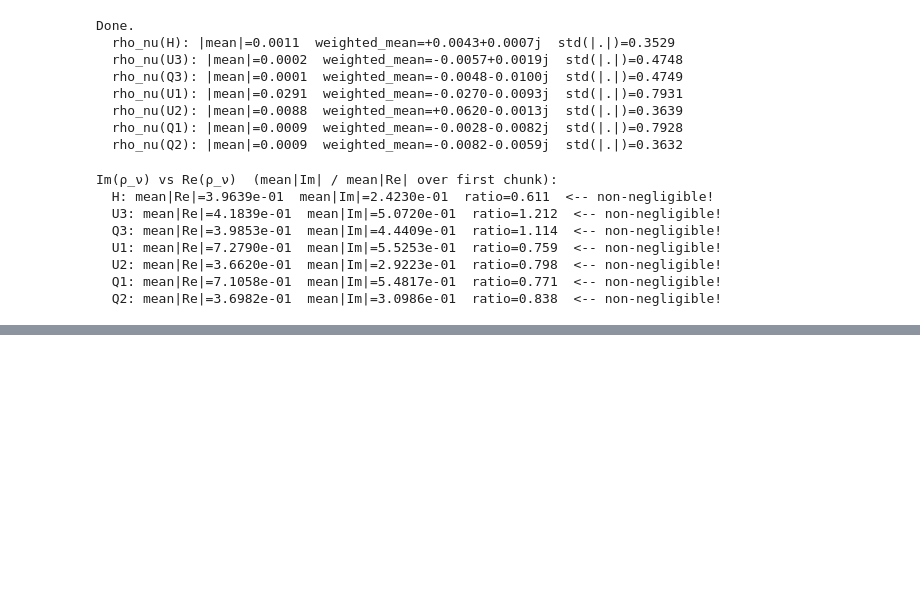
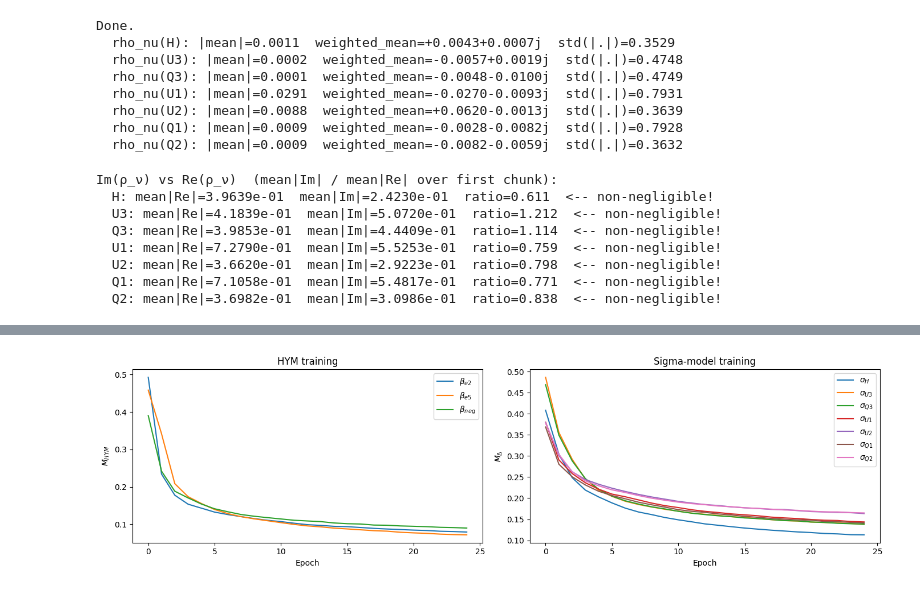
Before and after one commit to harveyThomas4692/axion-matter-couplings, a Jupyter notebook: yukawa_computation.ipynb, the cells around one changed output, grey strips where cells are left out. Drawn from its saved outputs; the diff is of its cells as text; code cells hidden in the pictures; blank space fills up the shorter version.

```diff
--- a/yukawa_computation.ipynb
+++ b/yukawa_computation.ipynb
@@ -1290,3 +1295,22 @@ Contents:
   HYM sources    : ['e2', 'e5', 'neg']
   Sigma sources  : ['H', 'U3', 'Q3', 'U1', 'U2', 'Q1', 'Q2']
   Section counts : {'H': 9, 'U3': 12, 'Q3': 12, 'U1': 72, 'U2': 72, 'Q1': 72, 'Q2': 72}
+# %%
+# Summary plot
+fig, axes = plt.subplots(1, 2, figsize=(14, 4))
+for name in hym_names:
+    #axes[0].semilogy(hym_histories[name], label=f'β_{name}')
+    axes[0].plot(hym_histories[name], label=rf'$\beta_{{{name}}}$')
+axes[0].set(xlabel='Epoch', ylabel='$M_{HYM}$', title='HYM training')
+#axes[0].axhline(1.0, color='gray', lw=0.8, ls=':')
+axes[0].legend()
+for name in all_form_names:
+    #axes[1].semilogy(sigma_histories[name], label=f'σ_{name}')
+    axes[1].plot(sigma_histories[name], label=rf'$\sigma_{{{name}}}$')
+axes[1].set(xlabel='Epoch', ylabel='$M_Δ$', title='Sigma-model training')
+#axes[1].axhline(1.0, color='gray', lw=0.8, ls=':')
+axes[1].legend()
+plt.tight_layout()
+plt.show()
+# %% [output]
+[figure, added]
```
Also changed, not shown: parts of 5 cells of this notebook.
